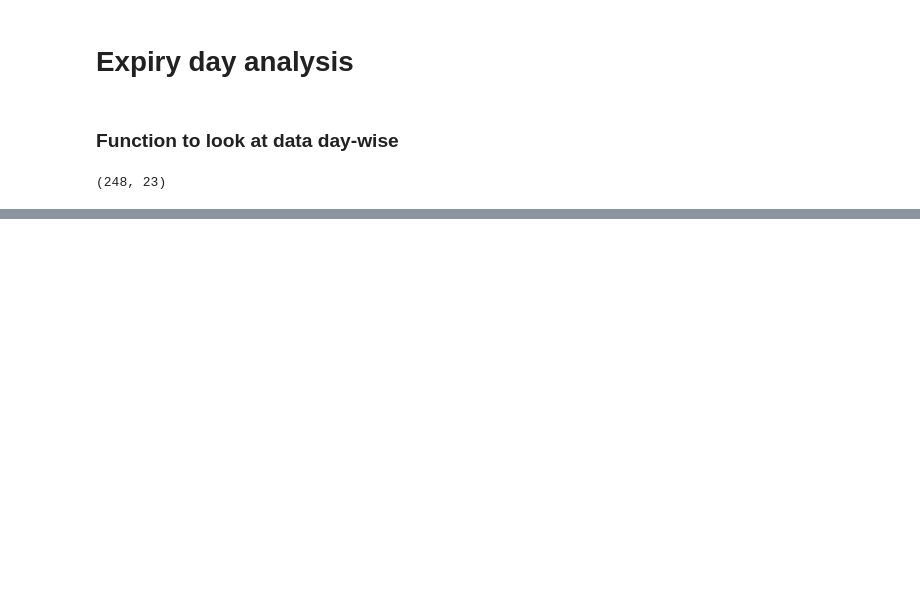
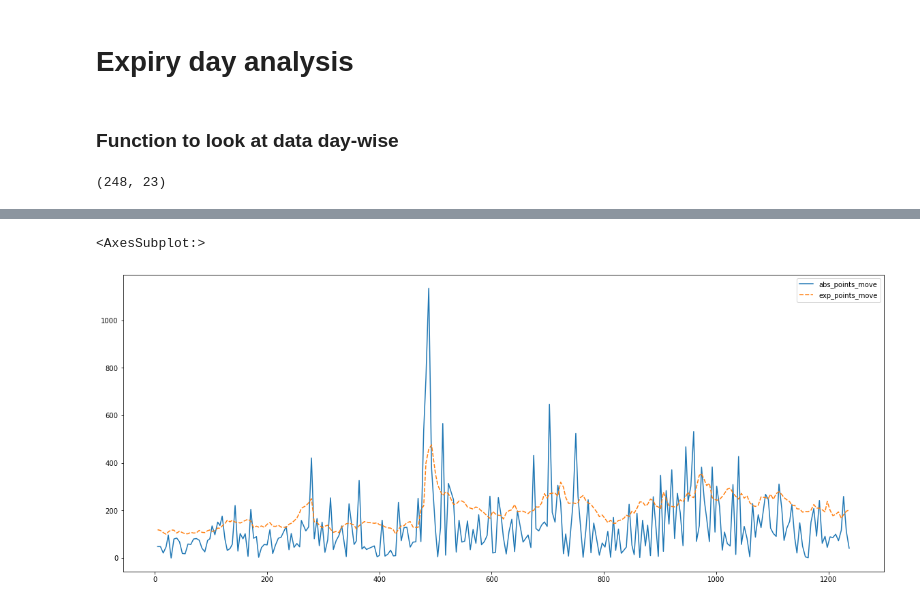
Before and after one commit to ganeshbmc/markets, a Jupyter notebook: quant trading/volatility/iv_vs_rv_nifty_daily_breeze.ipynb, the cells around one changed output, grey strips where cells are left out. Saved outputs shown, nothing was run; the diff lists cells and outputs as text; code cells hidden in the pictures; blank space fills up the shorter version.

```diff
--- a/quant trading/volatility/iv_vs_rv_nifty_daily_breeze.ipynb
+++ b/quant trading/volatility/iv_vs_rv_nifty_daily_breeze.ipynb
@@ -340,0 +348,5 @@ dfvt_thu_overshoot[['close', 'indiavix', 'overshoot_points']].describe().T
+# %%
+sns.lineplot(data=dfvt_mon[["abs_points_move", "exp_points_move"]])
+# %% [output]
+<AxesSubplot:>
+[figure, added]
```
Also changed, not shown: parts of 15 cells of this notebook, 1 other file.
